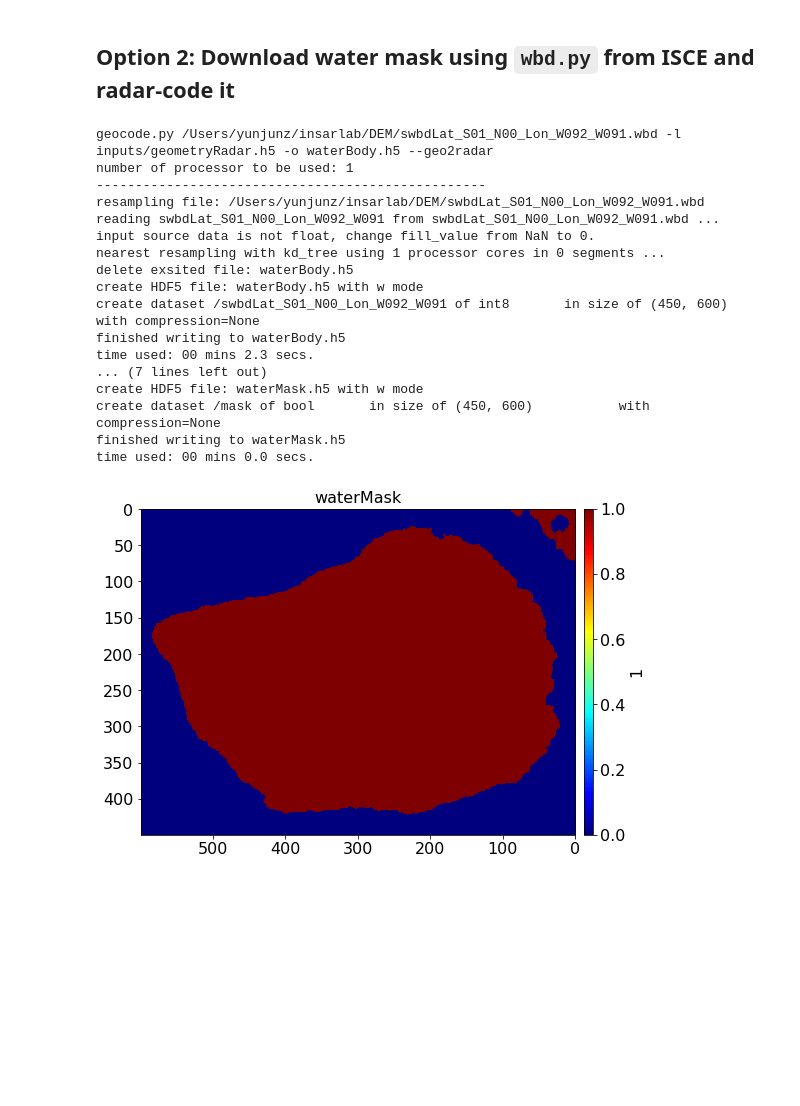
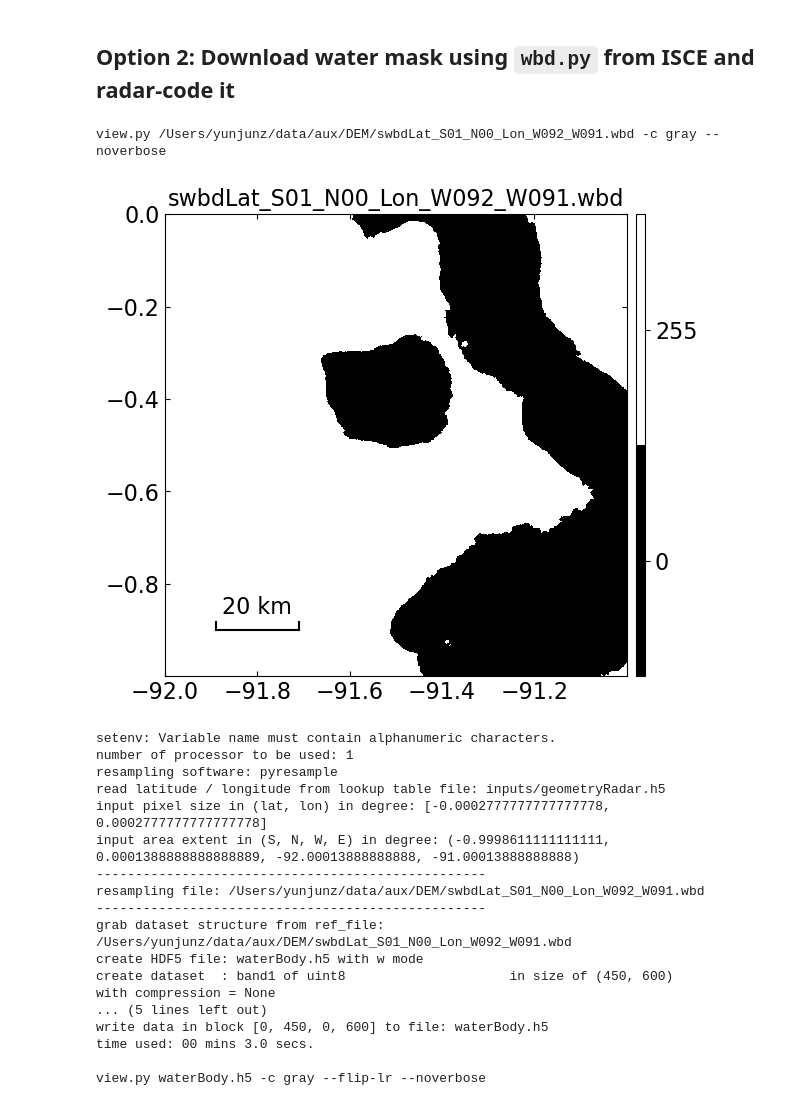
Before and after one commit to insarlab/MintPy-tutorial, a Jupyter notebook: applications/water_mask.ipynb, the cells around one changed output. Saved outputs shown, nothing was run; the diff lists cells and outputs as text; code cells hidden in the pictures; blank space fills up the shorter version.

```diff
--- a/applications/water_mask.ipynb
+++ b/applications/water_mask.ipynb
@@ -47,33 +49,37 @@ time used: 00 mins 0.0 secs.
 # %%
 # 1. Downloads water body mask from USGS using wbd.py
 # This will create file swbdLat_S01_N00_Lon_W092_W091.wbd in the current directory, or in $DEMDB if it's defined.
-# The file contains -1 for water and 0 for land
+# The file contains 255 for water and 0 for land
 !wbd.py -1 0 -92 -91   #S N W E in degrees
+wbd_file = os.path.expandvars('${DEMDB}/swbdLat_S01_N00_Lon_W092_W091.wbd')
+view.main(f'{wbd_file} -c gray --noverbose'.split())
 
 # 2. Convert to radar coordinates
 # This will radar-code the downloaded swbdLat_S01_N00_Lon_W092_W091.wbd into waterBody.h5 file.
-!geocode.py $DEMDB/swbdLat_S01_N00_Lon_W092_W091.wbd -l inputs/geometryRadar.h5 -o waterBody.h5 --geo2radar
+!geocode.py $wbd_file -l inputs/geometryRadar.h5 -o waterBody.h5 --geo2radar
+view.main('waterBody.h5 -c gray --flip-lr --noverbose'.split())
 
 # 3. Adjust value for MintPy: 0 for water and 1 for land
 # This will generate waterMask.h5 from waterBody.h5 file.
-!generate_mask.py waterBody.h5 -m -0.5 -o waterMask.h5
-view.main('waterMask.h5 --flip-lr --noverbose'.split())
+!generate_mask.py waterBody.h5 --max 0.5 -o waterMask.h5
+view.main('waterMask.h5 -c gray --flip-lr --noverbose'.split())
 # %% [output]
-geocode.py /Users/yunjunz/insarlab/DEM/swbdLat_S01_N00_Lon_W092_W091.wbd -l inputs/geometryRadar.h5 -o waterBody.h5 --geo2radar
-number of processor to be used: 1
---------------------------------------------------
-resampling file: /Users/yunjunz/insarlab/DEM/swbdLat_S01_N00_Lon_W092_W091.wbd
-reading swbdLat_S01_N00_Lon_W092_W091 from swbdLat_S01_N00_Lon_W092_W091.wbd ...
-input source data is not float, change fill_value from NaN to 0.
-nearest resampling with kd_tree using 1 processor cores in 0 segments ...
-delete exsited file: waterBody.h5
-create HDF5 file: waterBody.h5 with w mode
-create dataset /swbdLat_S01_N00_Lon_W092_W091 of int8       in size of (450, 600)           with compression=None
-finished writing to waterBody.h5
-time used: 00 mins 2.3 secs.
-... (7 lines left out)
-create HDF5 file: waterMask.h5 with w mode
-create dataset /mask of bool       in size of (450, 600)           with compression=None
-finished writing to waterMask.h5
-time used: 00 mins 0.0 secs.
+view.py /Users/yunjunz/data/aux/DEM/swbdLat_S01_N00_Lon_W092_W091.wbd -c gray --noverbose
-[figure, old version]
+[figure, new version]
+setenv: Variable name must contain alphanumeric characters.
+number of processor to be used: 1
+resampling software: pyresample
+read latitude / longitude from lookup table file: inputs/geometryRadar.h5
+input pixel size in (lat, lon) in degree: [-0.0002777777777777778, 0.0002777777777777778]
+input area extent in (S, N, W, E) in degree: (-0.9998611111111111, 0.0001388888888888889, -92.00013888888888, -91.00013888888888)
+--------------------------------------------------
+resampling file: /Users/yunjunz/data/aux/DEM/swbdLat_S01_N00_Lon_W092_W091.wbd
+--------------------------------------------------
+grab dataset structure from ref_file: /Users/yunjunz/data/aux/DEM/swbdLat_S01_N00_Lon_W092_W091.wbd
+create HDF5 file: waterBody.h5 with w mode
+create dataset  : band1 of uint8                     in size of (450, 600)           with compression = None
+... (5 lines left out)
+write data in block [0, 450, 0, 600] to file: waterBody.h5
+time used: 00 mins 3.0 secs.
+
+view.py waterBody.h5 -c gray --flip-lr --noverbose
```
Also changed, not shown: parts of 3 cells of this notebook, 3 other files.
